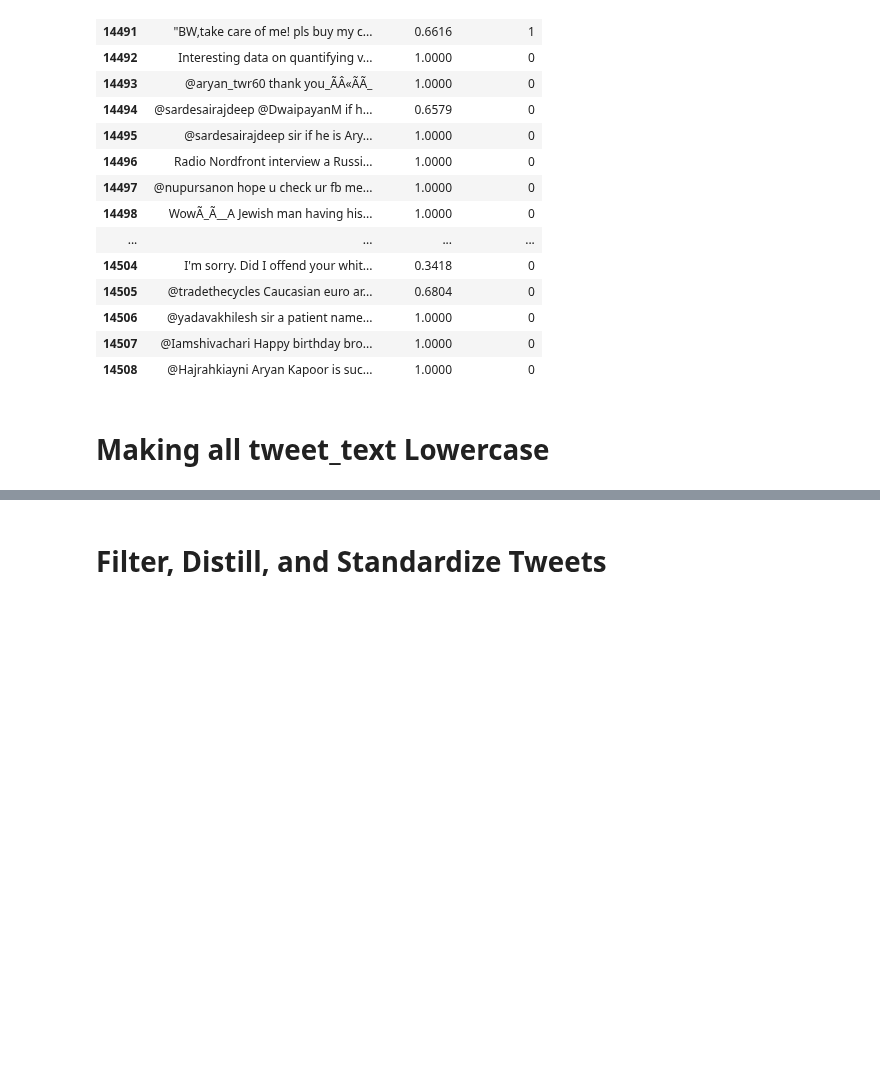
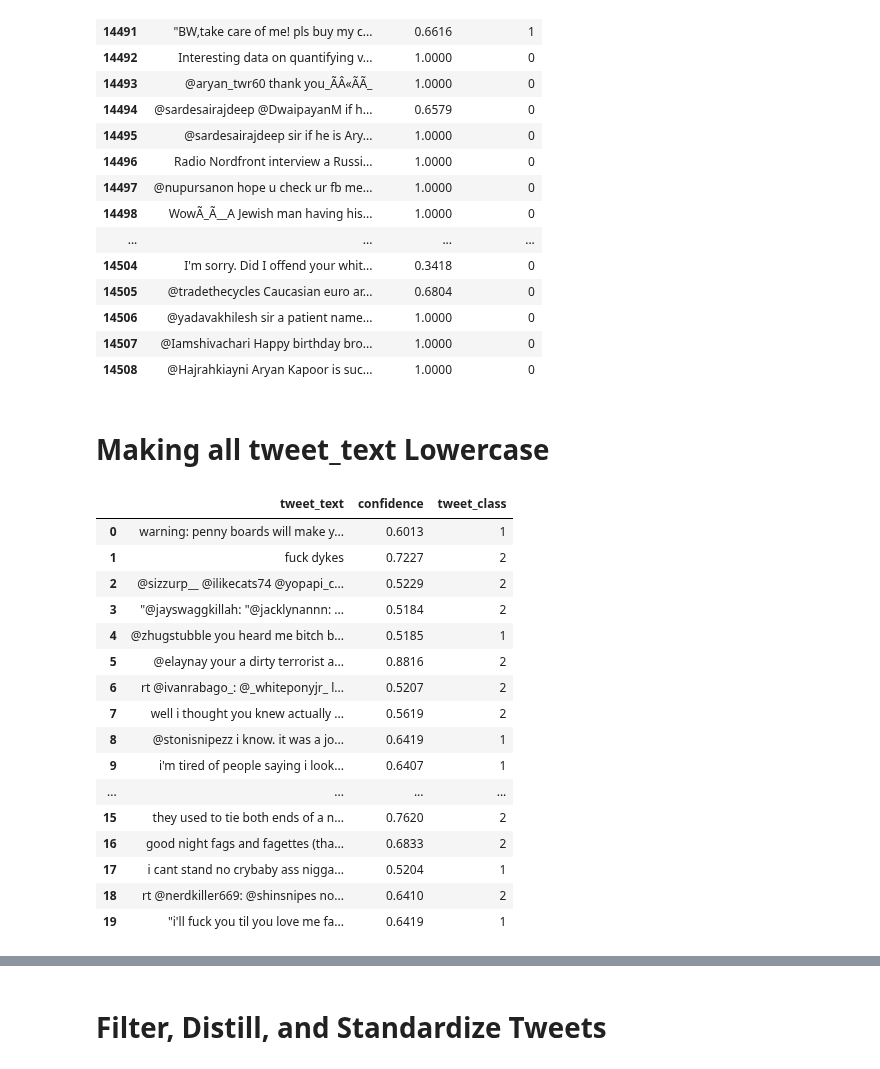
Before and after one commit to hkhan925/Hate-Speech-Classifier, a Jupyter notebook: Preprocessing Data.ipynb, the cells around one changed output, grey strips where cells are left out. Cells and saved outputs as stored; diff of their text form; code cells hidden in the pictures; blank space fills up the shorter version.

```diff
--- a/Preprocessing Data.ipynb
+++ b/Preprocessing Data.ipynb
@@ -57,5 +57,23 @@ data.tail(20)
 # %%
 data["tweet_text"] = data["tweet_text"].apply(lambda x: x.lower())
 # %%
-#data.head(20)
+data.head(20)
+# %% [output]
+|  | tweet_text | confidence | tweet_class |
+| 0 | warning: penny boards will make y... | 0.6013 | 1 |
+| 1 | fuck dykes | 0.7227 | 2 |
+| 2 | @sizzurp__ @ilikecats74 @yopapi_c... | 0.5229 | 2 |
+| 3 | "@jayswaggkillah: "@jacklynannn: ... | 0.5184 | 2 |
+| 4 | @zhugstubble you heard me bitch b... | 0.5185 | 1 |
+| 5 | @elaynay your a dirty terrorist a... | 0.8816 | 2 |
+| 6 | rt @ivanrabago_: @_whiteponyjr_ l... | 0.5207 | 2 |
+| 7 | well i thought you knew actually ... | 0.5619 | 2 |
+| 8 | @stonisnipezz i know. it was a jo... | 0.6419 | 1 |
+| 9 | i'm tired of people saying i look... | 0.6407 | 1 |
+| ... | ... | ... | ... |
+| 15 | they used to tie both ends of a n... | 0.7620 | 2 |
+| 16 | good night fags and fagettes (tha... | 0.6833 | 2 |
+| 17 | i cant stand no crybaby ass nigga... | 0.5204 | 1 |
+| 18 | rt @nerdkiller669: @shinsnipes no... | 0.6410 | 2 |
+| 19 | "i'll fuck you til you love me fa... | 0.6419 | 1 |
 # %%
```
Also changed, not shown: parts of 1 cell of this notebook.
